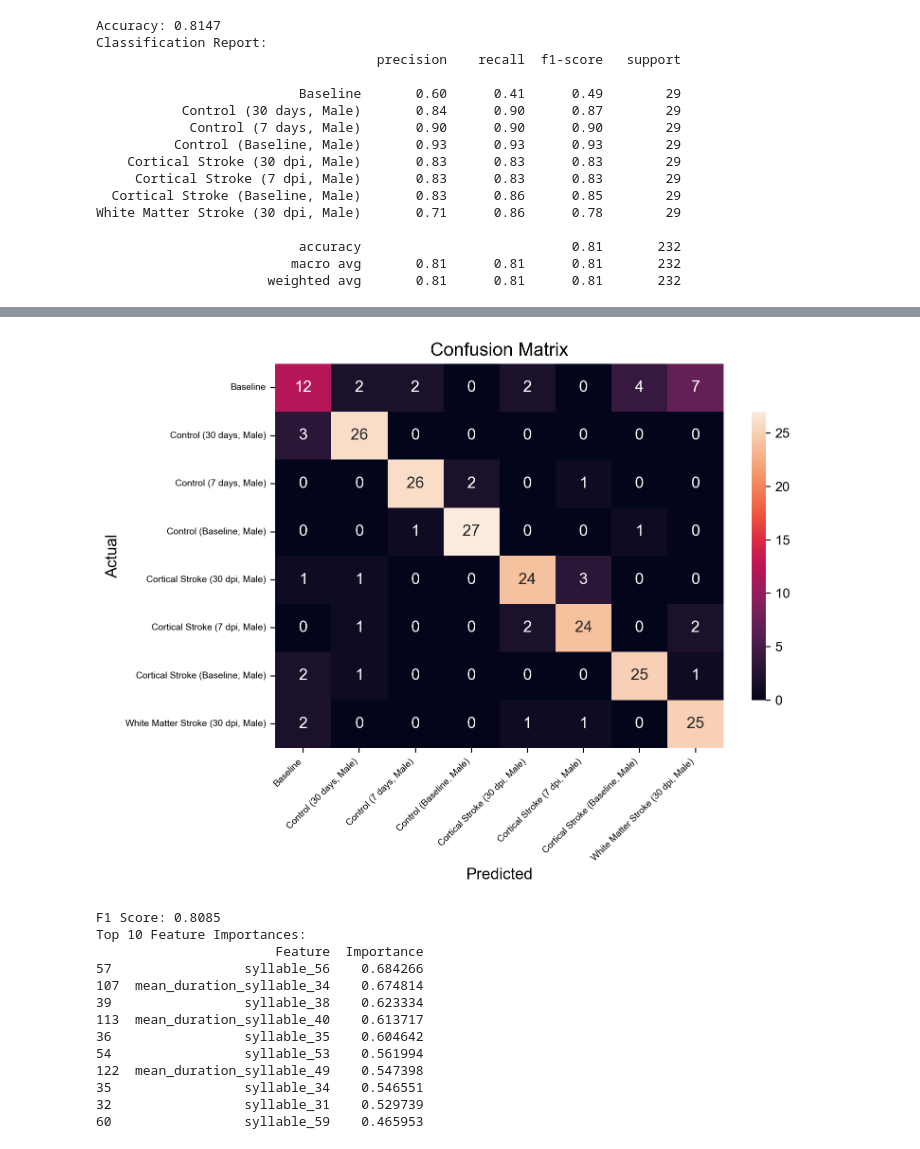
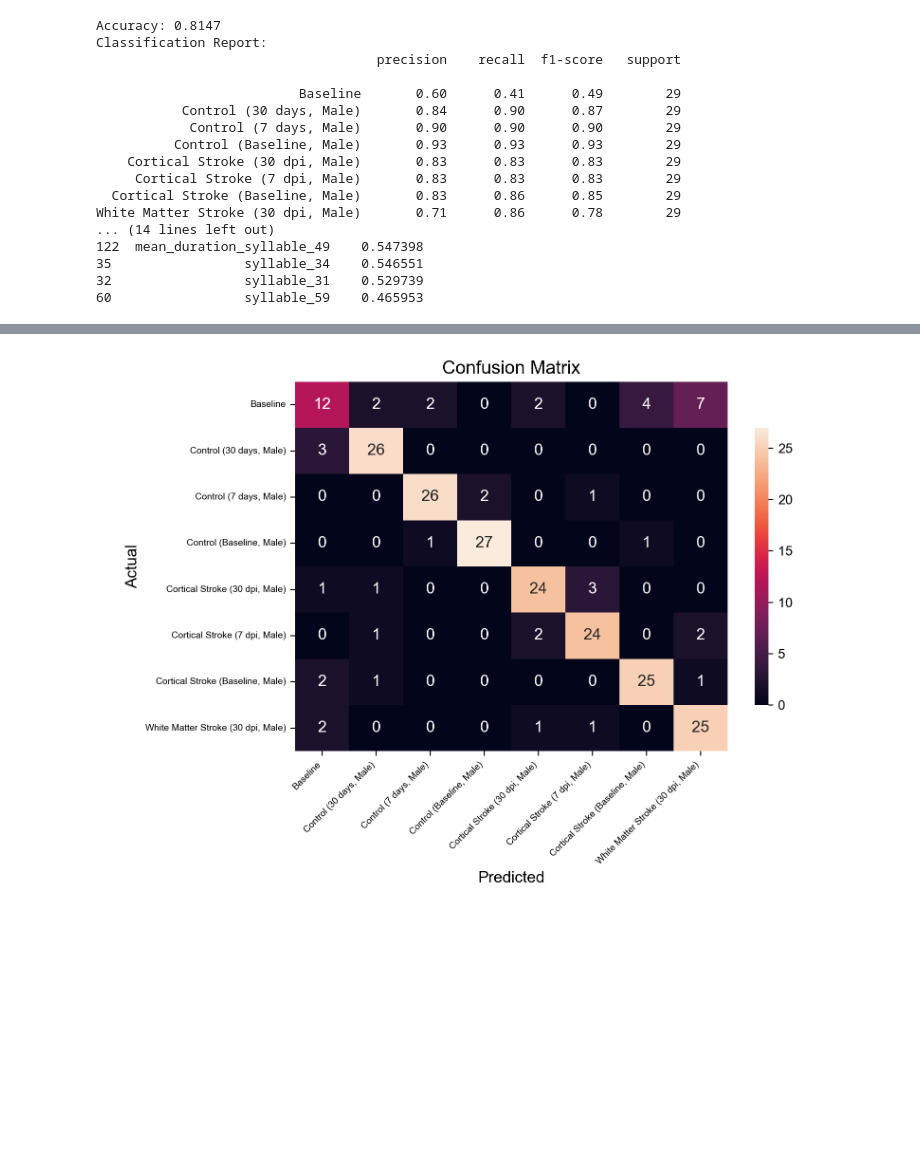
Before and after one commit to llorente-lab/moseq_utils, a Jupyter notebook: classifier/LinearClassifier.ipynb, the cells around one changed output, grey strips where cells are left out. Drawn from its saved outputs; the diff is of its cells as text; code cells hidden in the pictures; blank space fills up the shorter version.

```diff
--- a/classifier/LinearClassifier.ipynb
+++ b/classifier/LinearClassifier.ipynb
@@ -9,5 +10,5 @@ import numpy as np
 # %%
-fingerprint_df = pd.read_csv('./dataframes/fingerprint_df.csv')
-fingerprint_df = fingerprint_df.drop(columns=['Unnamed: 0'])
-fingerprint_df = fingerprint_df.reset_index()
-fingerprint_df.to_csv('./dataframes/fingerprint_df_males.csv')
+# Load fingerprint_df from disk
+fingerprint_df = pd.read_csv('./fingerprint_df_males.csv')
+fingerprint_df['group'] = fingerprint_df['group'].replace(MAPPING_MALES) # this is for more formal plot rendering
+fingerprint_df.head()
@@ -24,7 +23,3 @@ fingerprint_df.head()
-# %%
-mpl.rcParams['font.family'] = 'Arial'
-
-fingerprint_df['group'] = fingerprint_df['group'].replace(MAPPING_MALES)
 # %%
 groups = ['White Matter Stroke (Baseline, Male)', 'White Matter Stroke (7 dpi, Male)', 'White Matter Stroke (30 dpi, Male)', 'Cortical Stroke (Baseline, Male)',
           'Cortical Stroke (7 dpi, Male)', 'Cortical Stroke (30 dpi, Male)', 'Control (Baseline, Male)', 'Control (7 days, Male)',
@@ -40,9 +35,10 @@ X = new_df.drop(columns=['group','uuid', 'SubjectName', 'velocity_2d_mm', 'heigh
 y = new_df['group']
 # %%
 clf = Classifier(model_type='logistic_regression', color_mapping=COLOR_MAPPING_MALES)
-y_pred, accuracy, conf_matrix, class_report, f1 = clf.train_and_evaluate(X, y)
+y_pred, accuracy, conf_matrix, class_report, f1, cm_fig = clf.train_and_evaluate(X, y)
 feature_importances = clf.get_feature_importance(X, y)
-clf.plot_precision_recall_curve(X, y)
+fig = clf.plot_precision_recall_curve(X, y)
+plt.show()
 # %% [output]
 Accuracy: 0.8147
 Classification Report:
@@ -56,7 +52,8 @@ Classification Report:
      Cortical Stroke (7 dpi, Male)       0.83      0.83      0.83        29
   Cortical Stroke (Baseline, Male)       0.83      0.86      0.85        29
 White Matter Stroke (30 dpi, Male)       0.71      0.86      0.78        29
-
-                          accuracy                           0.81       232
-                         macro avg       0.81      0.81      0.81       232
-                      weighted avg       0.81      0.81      0.81       232
+... (14 lines left out)
+122  mean_duration_syllable_49    0.547398
+35                 syllable_34    0.546551
+32                 syllable_31    0.529739
+60                 syllable_59    0.465953
@@ -63,14 +63 @@ White Matter Stroke (30 dpi, Male)       0.71      0.86      0.78        29
-[figure, old version]
+[figure, new version]
-F1 Score: 0.8085
-Top 10 Feature Importances:
-                       Feature  Importance
-57                 syllable_56    0.684266
-107  mean_duration_syllable_34    0.674814
-39                 syllable_38    0.623334
-113  mean_duration_syllable_40    0.613717
-36                 syllable_35    0.604642
-54                 syllable_53    0.561994
-122  mean_duration_syllable_49    0.547398
-35                 syllable_34    0.546551
-32                 syllable_31    0.529739
-60                 syllable_59    0.465953
```
Also changed, not shown: parts of 4 cells of this notebook.
